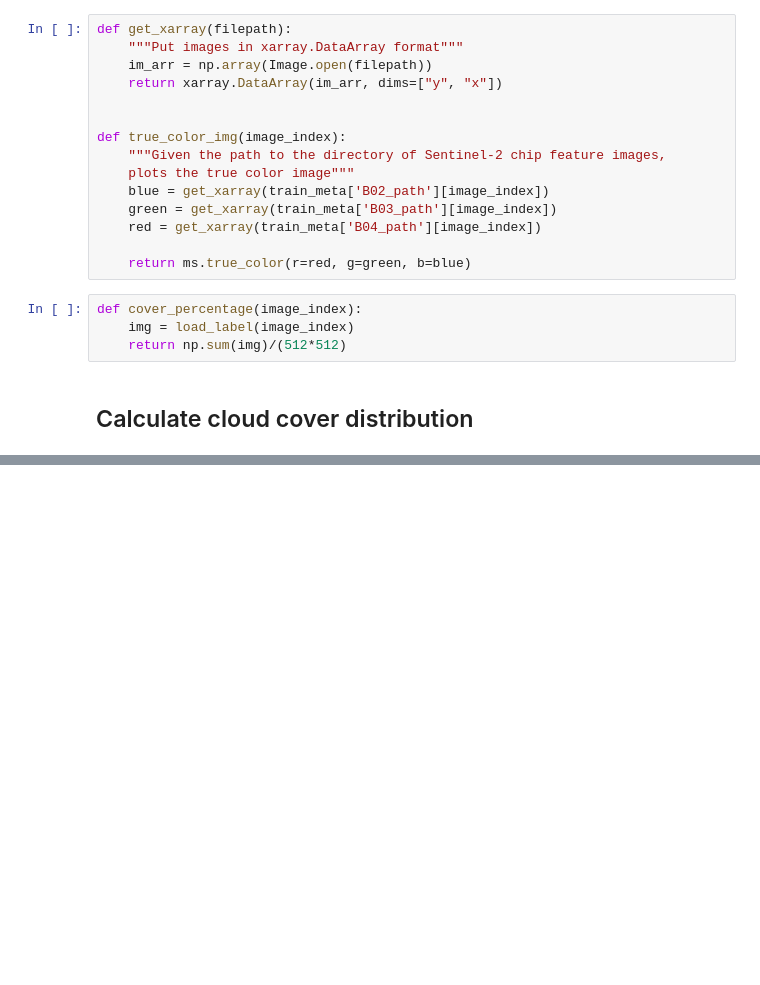
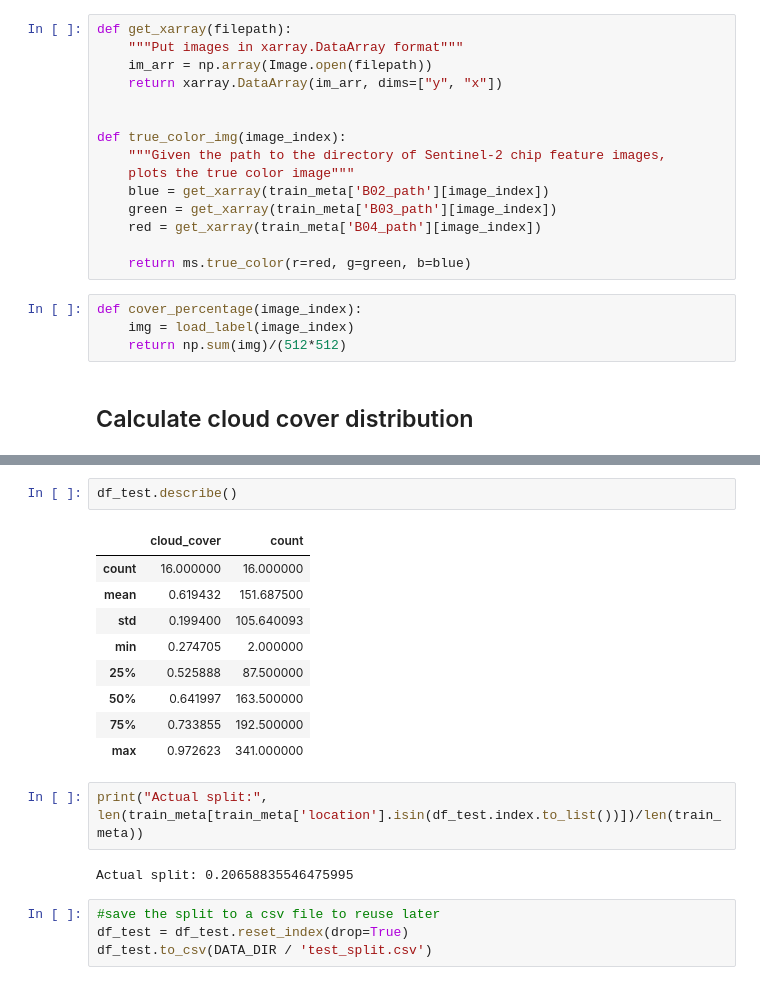
Before and after one commit to max-lutz/cloud_cover_competition, a Jupyter notebook: notebooks/Images EDA.ipynb, the cells around one changed output, grey strips where cells are left out. Drawn from its saved outputs; the diff is of its cells as text; blank space fills up the shorter version.

```diff
--- a/notebooks/Images EDA.ipynb
+++ b/notebooks/Images EDA.ipynb
@@ -123,0 +186,20 @@ ax.set_title('Number of images per location');
+# %%
+df_test.describe()
+# %% [output]
+|  | cloud_cover | count |
+| count | 16.000000 | 16.000000 |
+| mean | 0.619432 | 151.687500 |
+| std | 0.199400 | 105.640093 |
+| min | 0.274705 | 2.000000 |
+| 25% | 0.525888 | 87.500000 |
+| 50% | 0.641997 | 163.500000 |
+| 75% | 0.733855 | 192.500000 |
+| max | 0.972623 | 341.000000 |
+# %%
+print("Actual split:", len(train_meta[train_meta['location'].isin(df_test.index.to_list())])/len(train_meta))
+# %% [output]
+Actual split: 0.20658835546475995
+# %%
+#save the split to a csv file to reuse later
+df_test = df_test.reset_index(drop=True)
+df_test.to_csv(DATA_DIR / 'test_split.csv')
```
Also changed, not shown: parts of 11 cells of this notebook.
